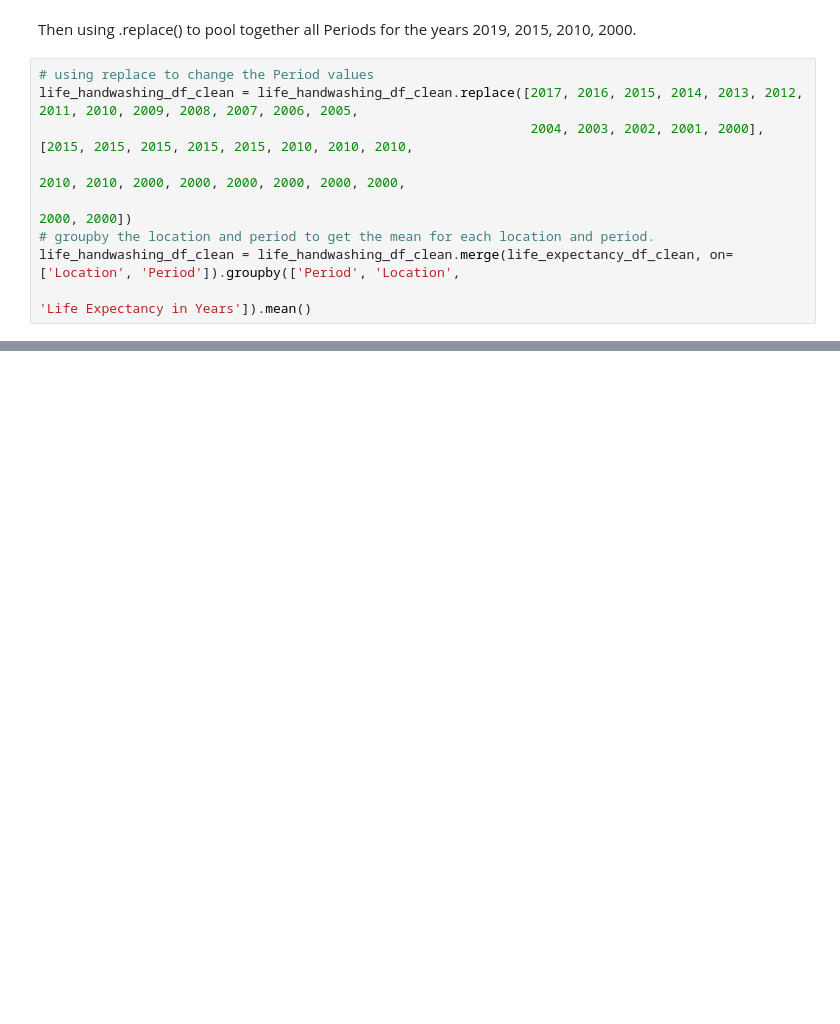
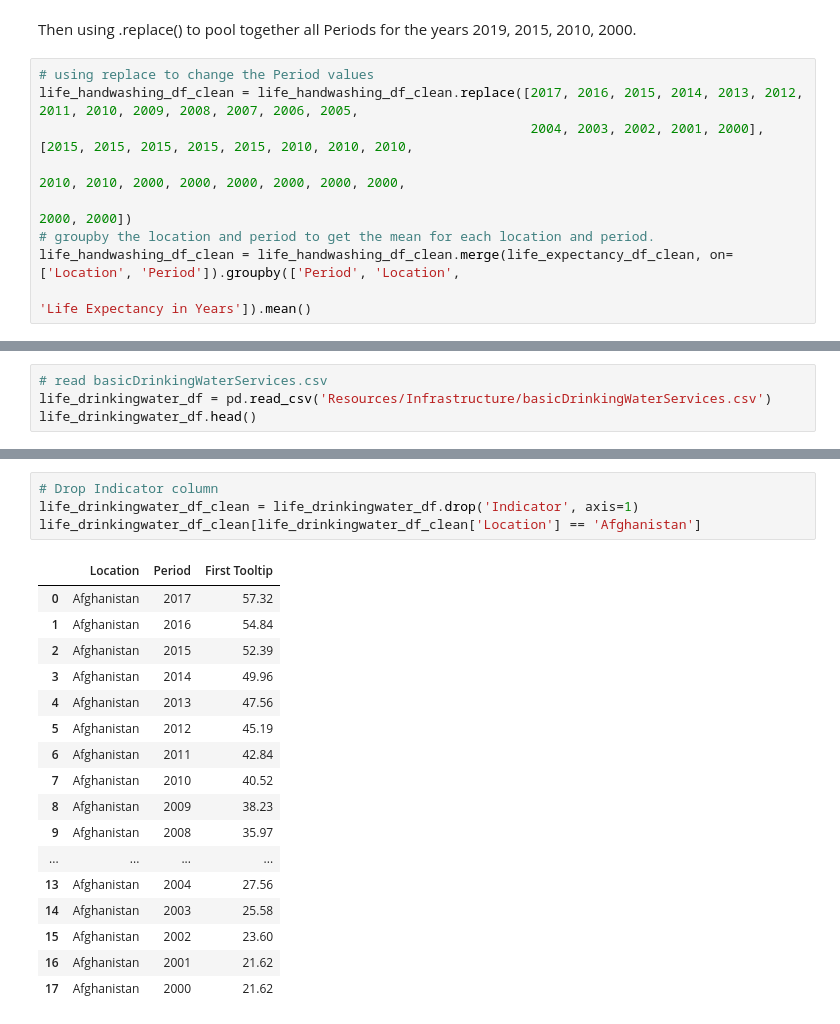
Before and after one commit to pkorat/World-Life-Expectancy-Analysis, a Jupyter notebook: main_pk_6_30_21.ipynb, the cells around one changed output, grey strips where cells are left out. Saved outputs shown, nothing was run; the diff lists cells and outputs as text; blank space fills up the shorter version.

```diff
--- a/main_pk_6_30_21.ipynb
+++ b/main_pk_6_30_21.ipynb
@@ -189,3 +189,7 @@ life_handwashing_df_clean.reset_index().groupby('Location').mean()
 | Zambia | 2012.500000 | 58.585000 | 13.511000 |
 | Zimbabwe | 2012.500000 | 54.985000 | 36.866000 |
 93 rows × 3 columns
+# %%
+# read basicDrinkingWaterServices.csv
+life_drinkingwater_df = pd.read_csv('Resources/Infrastructure/basicDrinkingWaterServices.csv')
+life_drinkingwater_df.head()
@@ -191,0 +203,22 @@ life_handwashing_df_clean.reset_index().groupby('Location').mean()
+# %%
+# Drop Indicator column
+life_drinkingwater_df_clean = life_drinkingwater_df.drop('Indicator', axis=1)
+life_drinkingwater_df_clean[life_drinkingwater_df_clean['Location'] == 'Afghanistan']
+# %% [output]
+|  | Location | Period | First Tooltip |
+| 0 | Afghanistan | 2017 | 57.32 |
+| 1 | Afghanistan | 2016 | 54.84 |
+| 2 | Afghanistan | 2015 | 52.39 |
+| 3 | Afghanistan | 2014 | 49.96 |
+| 4 | Afghanistan | 2013 | 47.56 |
+| 5 | Afghanistan | 2012 | 45.19 |
+| 6 | Afghanistan | 2011 | 42.84 |
+| 7 | Afghanistan | 2010 | 40.52 |
+| 8 | Afghanistan | 2009 | 38.23 |
+| 9 | Afghanistan | 2008 | 35.97 |
+| ... | ... | ... | ... |
+| 13 | Afghanistan | 2004 | 27.56 |
+| 14 | Afghanistan | 2003 | 25.58 |
+| 15 | Afghanistan | 2002 | 23.60 |
+| 16 | Afghanistan | 2001 | 21.62 |
+| 17 | Afghanistan | 2000 | 21.62 |
```
Also changed, not shown: parts of 6 cells of this notebook.
